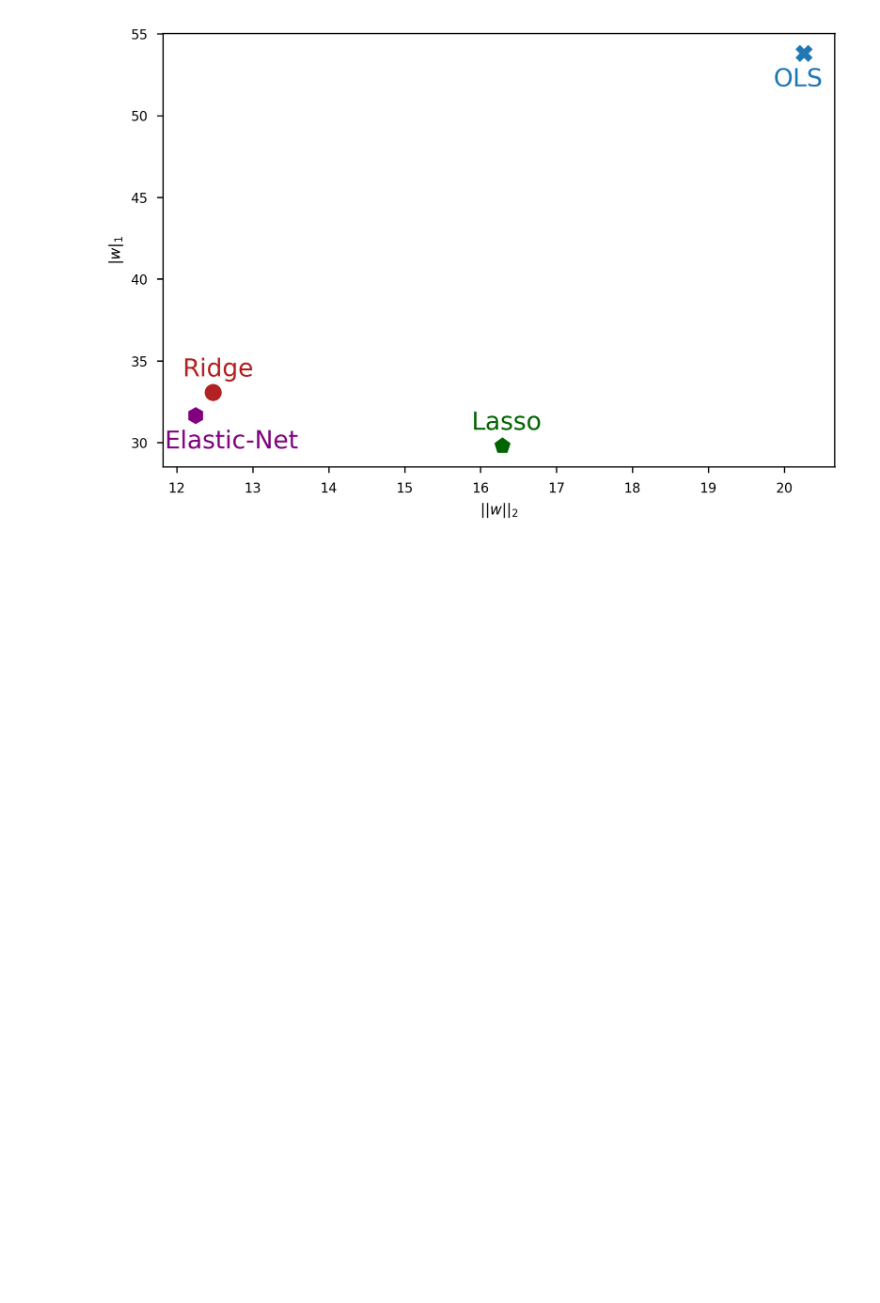
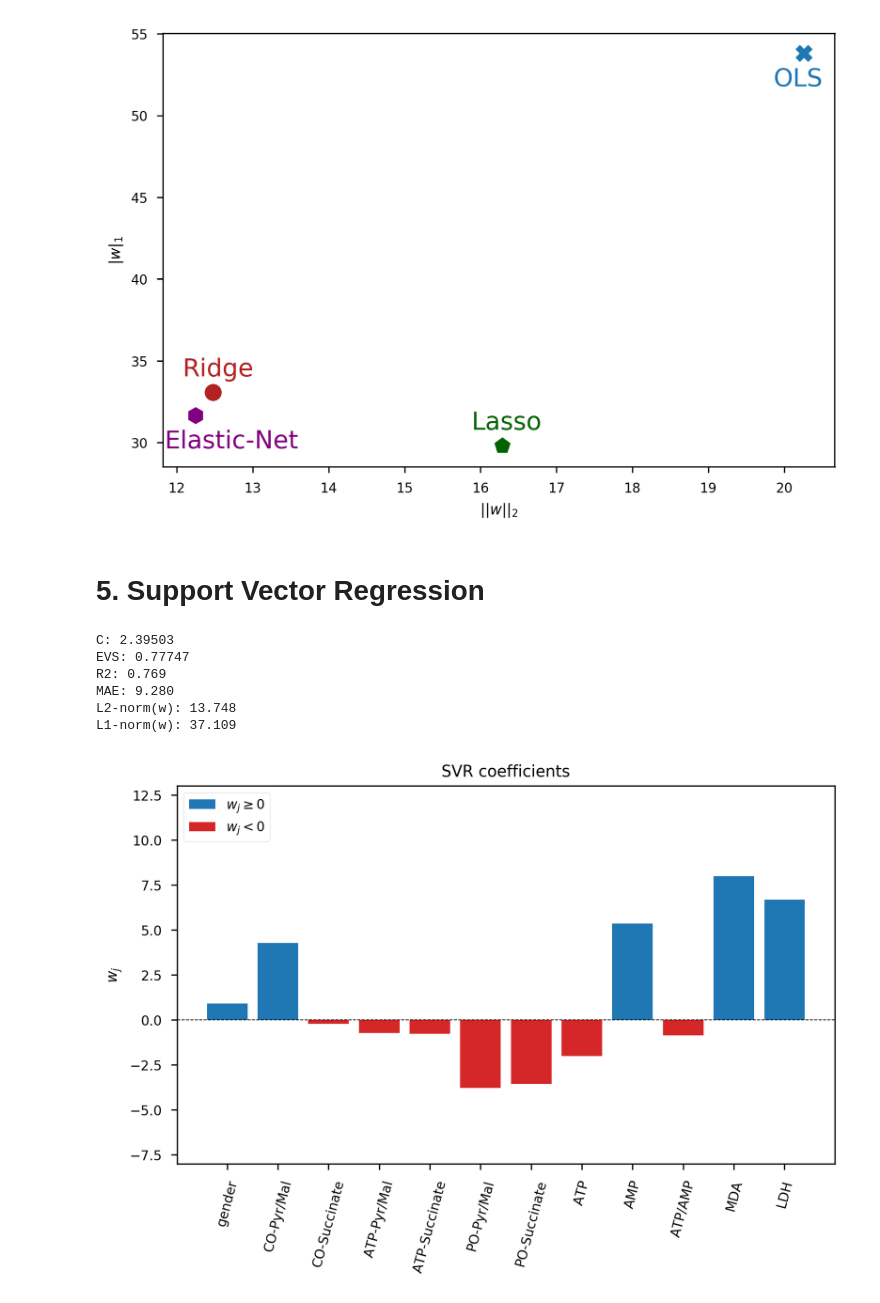
Before and after one commit to samuelefiorini/phdthesis, a Jupyter notebook: src/notebooks/figure_4.5-13.ipynb, the cells around one changed output. Saved outputs shown, nothing was run; the diff lists cells and outputs as text; code cells hidden in the pictures; blank space fills up the shorter version.

Commit message:
added svr images

```diff
--- a/src/notebooks/figure_4.5-6-7-8-9-10-11.ipynb
+++ b/src/notebooks/figure_4.5-13.ipynb
@@ -355,3 +360,49 @@ plt.tight_layout()
 plt.savefig('../images/l1l2_norms_scatterplot.png');
 # %% [output]
 [figure]
+# %% [markdown]
+# 5. Support Vector Regression
+# %%
+from sklearn.svm import SVR
+
+model = GridSearchCV(SVR(kernel='linear'),
+                     param_grid={'C': np.logspace(-1, 3, 30)})
+model.fit(x_train.values, y_train.values)
+svr_norms = [np.sqrt(np.sum(model.best_estimator_.coef_.ravel()**2)), np.sum(np.abs(model.best_estimator_.coef_.ravel()))]
+
+y_pred = model.predict(x_test)
+mae = mean_absolute_error(y_test, y_pred)
+r2 = r2_score(y_test, y_pred)
+evs = explained_variance_score(y_test, y_pred)
+
+print('C: {:2.5f}'.format(model.best_estimator_.C))
+print('EVS: {:2.5f}'.format(evs))
+print('R2: {:2.3f}'.format(r2))
+print('MAE: {:2.3f}'.format(mae))
+print('L2-norm(w): {:2.3f}'.format(svr_norms[0]))
+print('L1-norm(w): {:2.3f}'.format(svr_norms[1]))
+# %% [output]
+C: 2.39503
+EVS: 0.77747
+R2: 0.769
+MAE: 9.280
+L2-norm(w): 13.748
+L1-norm(w): 37.109
+# %%
+plt.figure(dpi=300)
+
+xaxis = np.arange(x_train.shape[1])
+pos_idx = np.where(model.best_estimator_.coef_.ravel() >= 0)[0]
+neg_idx = np.where(model.best_estimator_.coef_.ravel() < 0)[0]
+plt.bar(xaxis[pos_idx], model.best_estimator_.coef_.ravel()[pos_idx], label=r'$w_j \geq 0$', color='C0') # positive coefs
+plt.bar(xaxis[neg_idx], model.best_estimator_.coef_.ravel()[neg_idx], label=r'$w_j < 0$', color='C3') # negative coefs
+plt.axhline(color='k', linewidth=0.5, linestyle='dashed')
+plt.ylabel(r'$w_j$')
+plt.xticks(xaxis, dfx.columns, rotation=75)
+plt.ylim([-8, 13])
+plt.legend(loc=2)
+plt.tight_layout()
+plt.title('SVR coefficients')
+plt.savefig('../images/coefs_svr.png', bbox_inches='tight');
+# %% [output]
+[figure, added]
```
Also changed, not shown: parts of 2 cells of this notebook, 3 other files.
